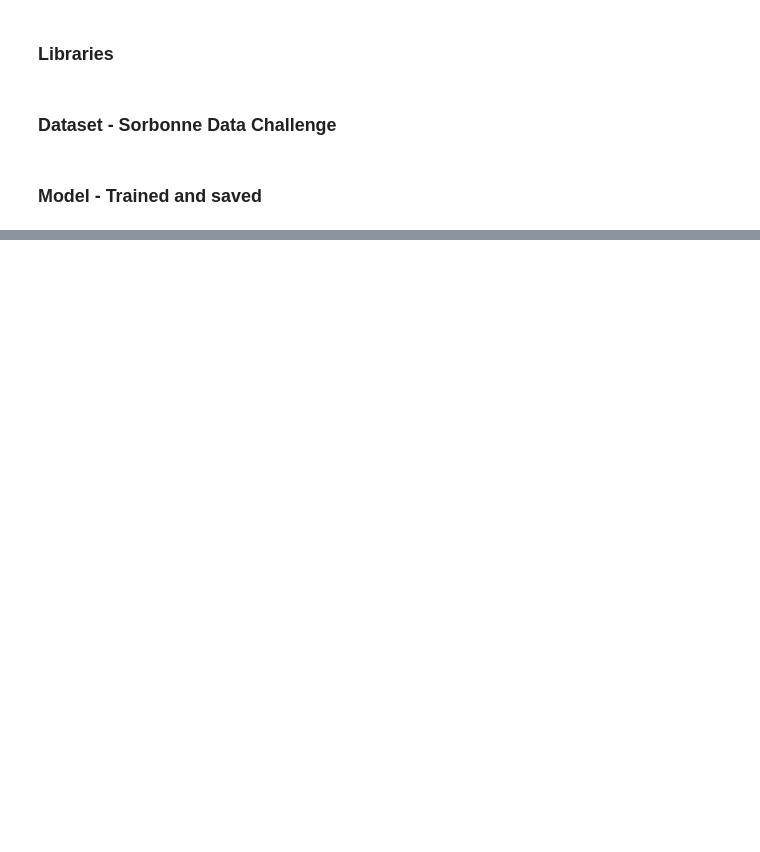
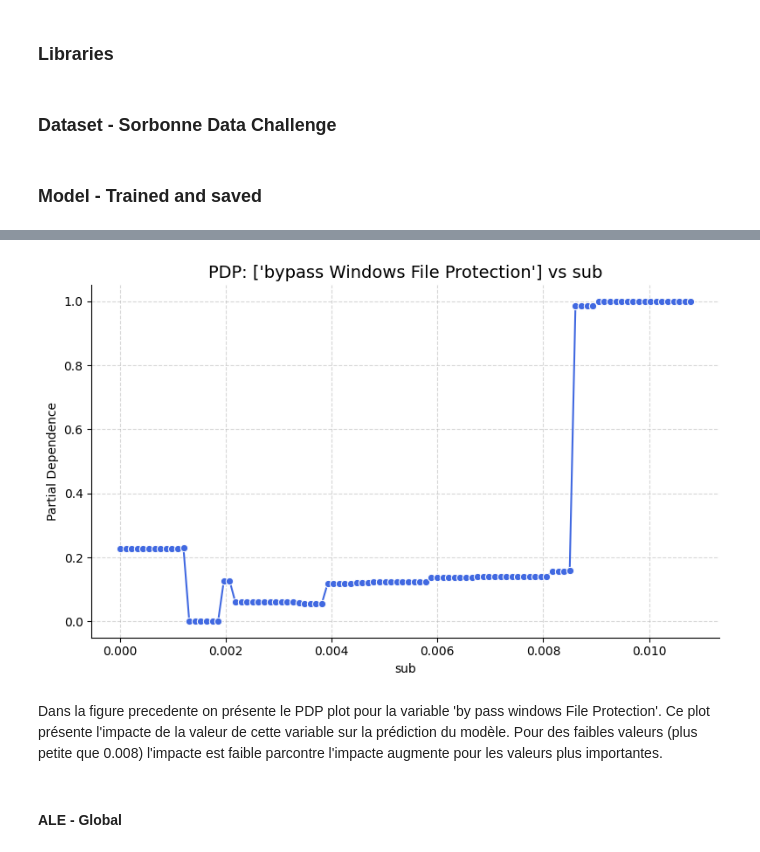
Before and after one commit to Michel93DM/XAI_methods, a Jupyter notebook: Notebooks/XAI_methods.ipynb, the cells around one changed output, grey strips where cells are left out. Drawn from its saved outputs; the diff is of its cells as text; code cells hidden in the pictures; blank space fills up the shorter version.

```diff
--- a/Notebooks/XAI_methods.ipynb
+++ b/Notebooks/XAI_methods.ipynb
@@ -70,0 +183,54 @@ IProgress not found. Please update jupyter and ipywidgets. See https://ipywidget
+# %%
+from sklearn.inspection import PartialDependenceDisplay
+from sklearn.inspection import partial_dependence
+
+# Choose a feature to inspect
+feature_to_plot = 'sub'  # e.g., 'age', 'height', etc.
+label_names= ['bypass Windows File Protection']
+
+# Loop through each binary classifier in OVR
+for i, estimator in enumerate(model.estimators_[:1]):
+
+    # PDP for one feature
+    #PartialDependenceDisplay.from_estimator(estimator, X, [feature_to_plot])
+    #plt.title(f'PDP for class: {label_names[i]} - Feature: {feature_to_plot}')
+    #plt.show()
+
+    # Get PDP values
+    pdp_result = partial_dependence(estimator, X_test, [feature_to_plot], kind='average')
+
+    # Extract values
+    scaler = MinMaxScaler()
+
+    feature_values = pdp_result['grid_values'][0]
+    pdp_values = pdp_result['average'][0]
+
+    # Ensure feature_values is a NumPy array
+    #feature_values = np.array(pdp_result['grid_values'][0]).reshape(-1, 1)
+    pdp_values = np.array(pdp_result['average'][0]).reshape(-1, 1)
+
+    #feature_values_scaled = scaler.fit_transform(feature_values).flatten()
+    pdp_values_scaled = scaler.fit_transform(pdp_values).flatten()
+
+    # Put into DataFrame
+    df_pdp = pd.DataFrame({
+        feature_to_plot: feature_values,
+        'Partial Dependence': pdp_values_scaled
+    })
+
+    # Plot with Seaborn
+    plt.figure(figsize=(8, 5))
+    sns.lineplot(data=df_pdp, x=feature_to_plot, y='Partial Dependence', marker='o', color='royalblue')
+    sns.despine()
+    plt.title(f"PDP: {label_names} vs {feature_to_plot}", fontsize=14)
+    plt.xlabel(feature_to_plot)
+    plt.ylabel("Partial Dependence")
+    plt.grid(True, linestyle='--', alpha=0.5)
+    plt.tight_layout()
+    plt.show()
+# %% [output]
+[figure, added]
+# %% [markdown]
+Dans la figure precedente on présente le PDP plot pour la variable 'by pass windows File Protection'. Ce plot présente l'impacte de la valeur de cette variable sur la prédiction du modèle. Pour des faibles valeurs (plus petite que 0.008) l'impacte est faible parcontre l'impacte augmente pour les valeurs plus importantes.
+# %% [markdown]
+#### **ALE** - Global
```
Also changed, not shown: parts of 22 cells of this notebook, 1 other file.
